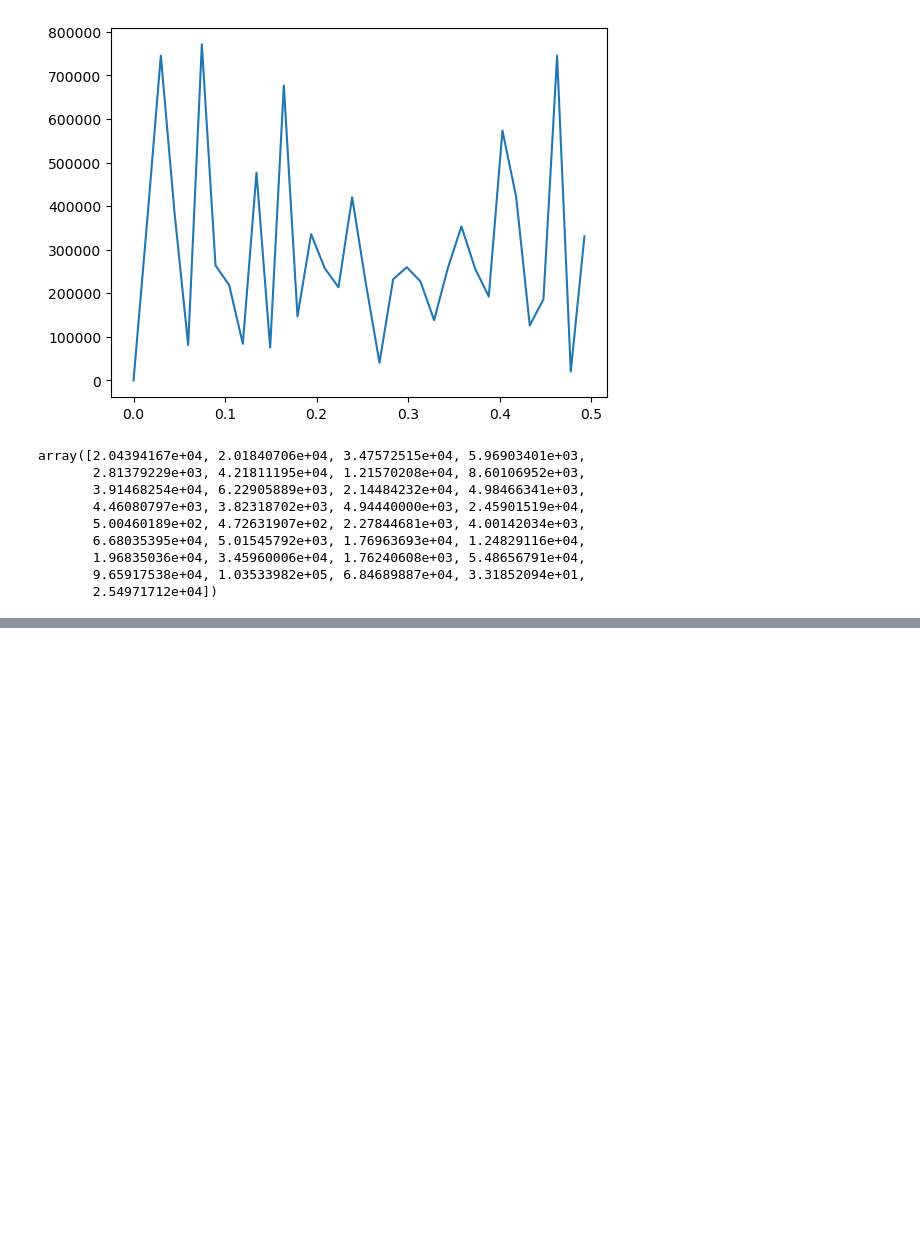
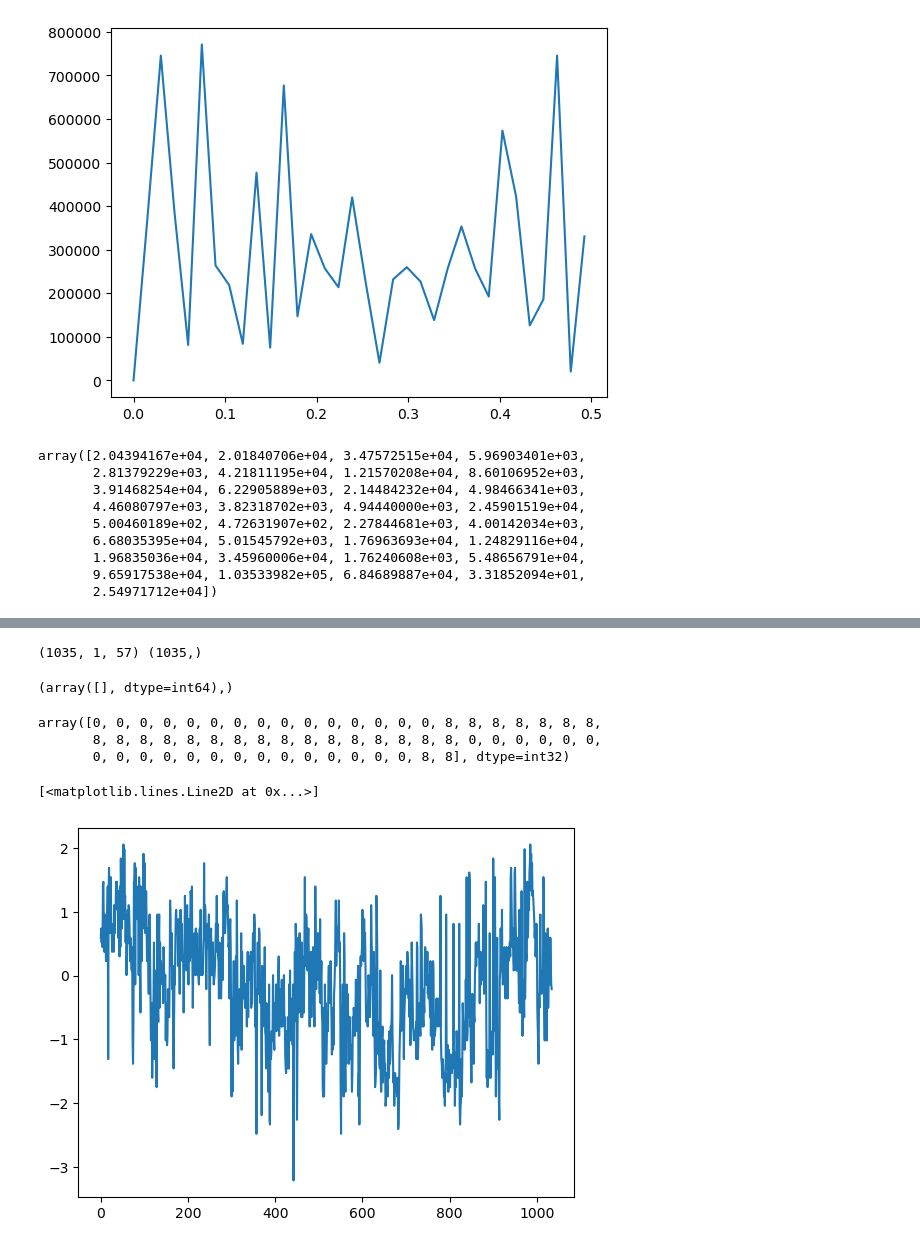
Before and after one commit to VeryLittleAnna/SoftSensors, a Jupyter notebook: soft sensors_prepare.ipynb, the cells around one changed output, grey strips where cells are left out. Drawn from its saved outputs; the diff is of its cells as text; code cells hidden in the pictures; blank space fills up the shorter version.

```diff
--- a/soft sensors_prepare.ipynb
+++ b/soft sensors_prepare.ipynb
@@ -211,0 +282,4 @@ array([2.04394167e+04, 2.01840706e+04, 3.47572515e+04, 5.96903401e+03,
+# %%
+soft_data = data[soft].copy()
+data_orig = data.drop(soft + ['Timestamp'], axis=1)
+SOFT_SENSOR_NAME
@@ -211,0 +431,21 @@ array([2.04394167e+04, 2.01840706e+04, 3.47572515e+04, 5.96903401e+03,
+# %%
+#Modify to ordinary
+dataset = dataset_utils.Dataset(data_orig, soft_data[soft[2]], K=60, diff=False, periods="periods_W20_gr60_Agl.npy")
+dataset_x, dataset_y, _ = dataset.window_view(W=1)
+# %% [output]
+(1035, 1, 57) (1035,)
+# %%
+np.where(dataset_y < -10)
+# %% [output]
+(array([], dtype=int64),)
+# %%
+clusters[200:260]
+# %% [output]
+array([0, 0, 0, 0, 0, 0, 0, 0, 0, 0, 0, 0, 0, 0, 0, 8, 8, 8, 8, 8, 8, 8,
+       8, 8, 8, 8, 8, 8, 8, 8, 8, 8, 8, 8, 8, 8, 8, 8, 0, 0, 0, 0, 0, 0,
+       0, 0, 0, 0, 0, 0, 0, 0, 0, 0, 0, 0, 0, 0, 8, 8], dtype=int32)
+# %%
+plt.plot(dataset_y)
+# %% [output]
+[<matplotlib.lines.Line2D at 0x...>]
+[figure, added]
```
Also changed, not shown: parts of 39 cells of this notebook.
